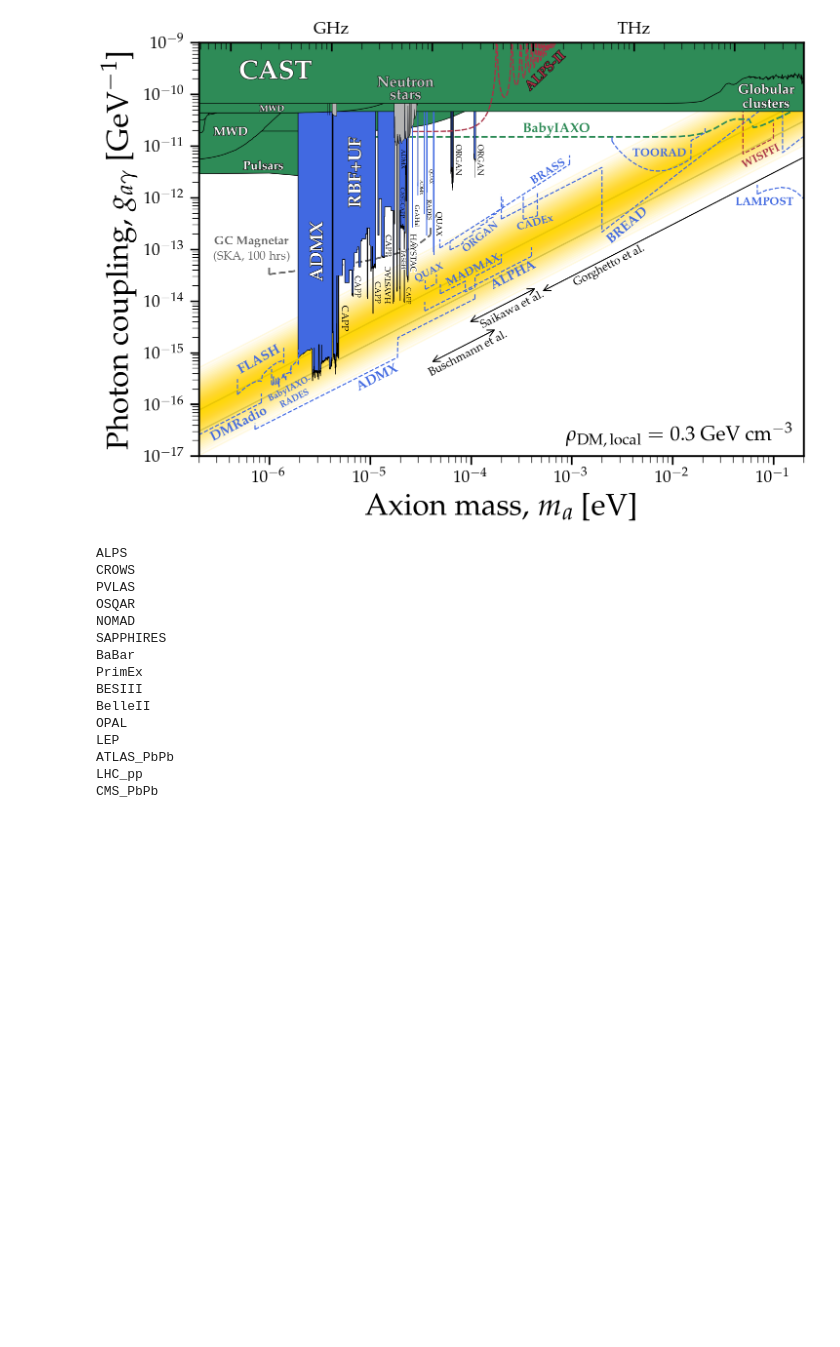
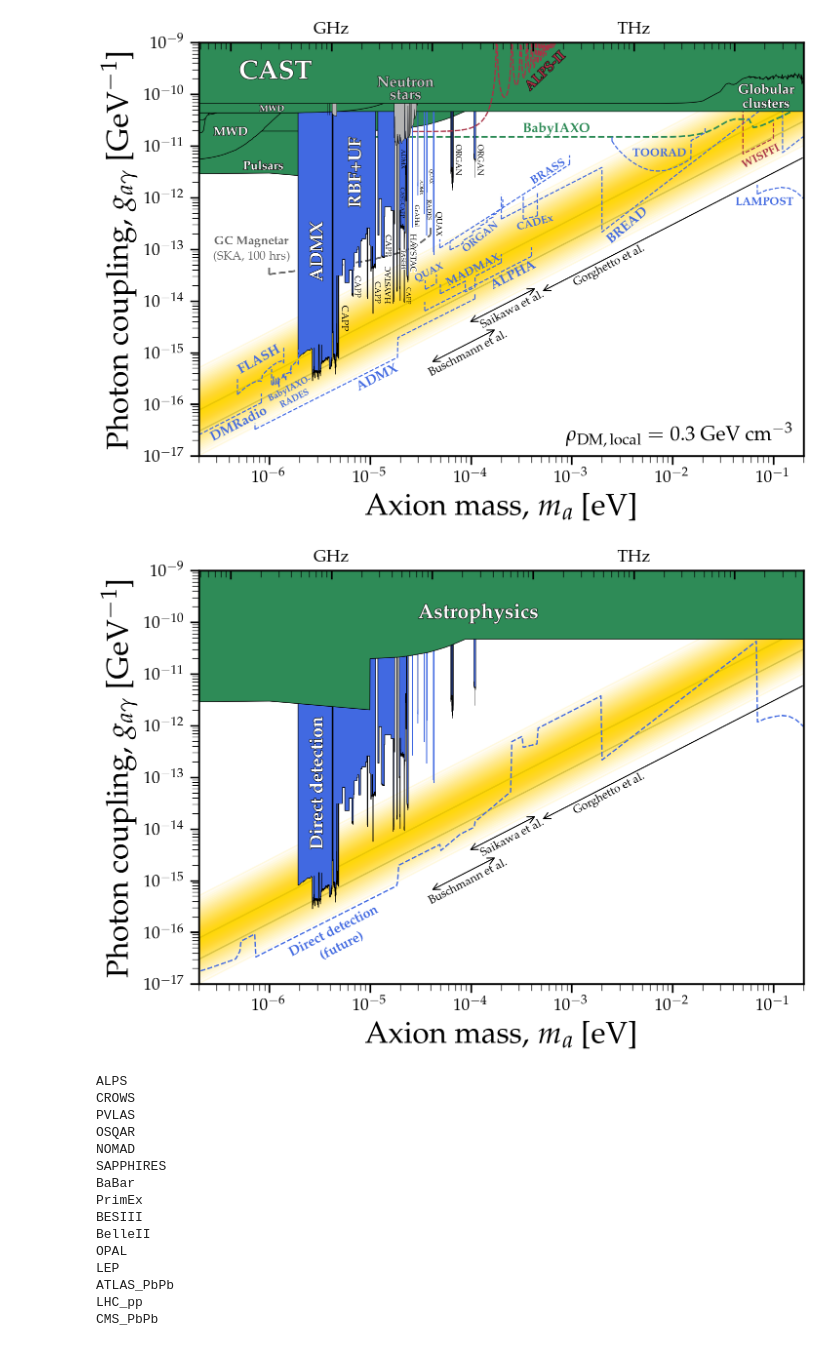
Before and after one commit to cajohare/AxionLimits, a Jupyter notebook: UltraSimplifiedPlots.ipynb, the cells around one changed output. Cells and saved outputs as stored; diff of their text form; code cells hidden in the pictures; blank space fills up the shorter version.

```diff
--- a/UltraSimplifiedPlots.ipynb
+++ b/UltraSimplifiedPlots.ipynb
@@ -446,6 +446,94 @@ plt.gcf().text(0.885,0.14,r'$\rho_{\rm DM,\,local} = 0.3$ GeV cm$^{-3}$',fontsiz
 MySaveFig(fig,'AxionPhoton_Closeup_AltColours')
 # %% [output]
 [figure]
+# %%
+lfs = 45
+fig,ax = FigSetup(Shape='Custom',xlab='Axion mass, $m_a$ [eV]',ylab='Photon coupling, $g_{a\gamma}$ [GeV$^{-1}$]',m_min=2e-7,m_max=2e-1,g_min=1e-17,g_max=1e-9,mathpazo=True,figsize=(16,11),xtick_rotation=0)
+UpperFrequencyAxis_Simple(ax,tickdir='in',tick_pad=6)
+
+
+# colors
+Astro = 'seagreen'
+AstroDM = [0.7,0.7,0.7]
+ExperimentDM = 'royalblue'
+ExperimentLab = '#a83246'
+ExperimentStellar = 'seagreen'
+Collider = '#a83246'
+
+rho_rescale = sqrt(0.45/0.3) # RESCALING BY DM DENSITY = 0.3 GeV/cc
+
+
+PlotBound(ax,"limit_data/AxionPhoton/Combined_Astro.txt",facecolor=ExperimentStellar,zorder=0.14,lw=1)
+
+PlotBound(ax,"limit_data/AxionPhoton/Haloscopes_Combined_microeV-meV.txt",facecolor=ExperimentDM,zorder=0,lw=0.9,scale_y=rho_rescale)
+PlotBound(ax,"limit_data/AxionPhoton/ADMX_Sidecar.txt",facecolor=ExperimentDM,edgecolor=ExperimentDM,zorder=0,lw=1,start_x=105,scale_y=rho_rescale)
+
+# Add a few of the skinny ones not captured in the combined limit
+lw = 1.5
+PlotBound(ax,"limit_data/AxionPhoton/ORGAN.txt",facecolor=ExperimentDM,edgecolor='k',zorder=0,lw=0.5,scale_y=rho_rescale)
+PlotBound(ax,"limit_data/AxionPhoton/ORGAN-1a.txt",facecolor=ExperimentDM,edgecolor='k',zorder=0,lw=0.5,scale_y=rho_rescale)
+PlotBound(ax,"limit_data/AxionPhoton/ORGAN-1b.txt",facecolor=ExperimentDM,edgecolor='k',zorder=0,lw=0.5,scale_y=rho_rescale)
+PlotBound(ax,"limit_data/AxionPhoton/QUAX.txt",facecolor=ExperimentDM,edgecolor=ExperimentDM,zorder=0,lw=lw,scale_y=rho_rescale)
+PlotBound(ax,"limit_data/AxionPhoton/QUAX2.txt",facecolor=ExperimentDM,edgecolor=ExperimentDM,zorder=0,lw=lw,scale_y=rho_rescale)
+PlotBound(ax,"limit_data/AxionPhoton/QUAX3.txt",facecolor=ExperimentDM,edgecolor=ExperimentDM,zorder=0,lw=lw,scale_y=rho_rescale)
+PlotBound(ax,"limit_data/AxionPhoton/GrAHal.txt",facecolor=ExperimentDM,edgecolor=ExperimentDM,zorder=0,lw=lw,scale_y=rho_rescale)
+PlotBound(ax,"limit_data/AxionPhoton/RADES.txt",facecolor=ExperimentDM,edgecolor=ExperimentDM,zorder=0,lw=lw,scale_y=rho_rescale)
+PlotBound(ax,"limit_data/AxionPhoton/RADES2.txt",facecolor=ExperimentDM,edgecolor=ExperimentDM,zorder=0,lw=lw,scale_y=rho_rescale)
+
+
+
+
+lw = 2
+col = ExperimentDM
+PlotBound(ax,"limit_data/AxionPhoton/Projections/HaloscopeProjections_Combined.txt",edgecolor=col,zorder=0,alpha=0.0,lw=lw,linestyle='--',start_x=1,end_x=-1,AddMinorEdges=True,scale_y=rho_rescale)
+
+
+
+# QCD axion hadronic band
+m = array([1e-13,1e1])
+ga = 2e-10*m
+C1 = 44/3-1.92
+C2 = abs(5/3-1.92)
+ax.plot(m,C1*ga,'-',color='gold',lw=2,alpha=0.1,zorder=-1000)
+ax.plot(m,C2*ga,'-',color='gold',lw=2,alpha=0.1,zorder=-1000)
+ax.plot(m,1.92*ga,'-',color='k',lw=2,alpha=0.3,zorder=-1000)
+ax.plot(m,0.75*ga,'-',color='k',lw=2,alpha=0.3,zorder=-1000)
+for i in linspace(1,7,50):
+    ax.fill_between(m,C1*ga/i,C2*ga*i,alpha=0.05,color='gold',zorder=-1000,lw=0)
+
+
+# PlotBound(ax,"limit_data/AxionPhoton/Projections/NeutronStars_SKA.txt",edgecolor='dimgray',zorder=-10,alpha=0.0,lw=2.7,linestyle='--',AddMinorEdges=True)
+# plt.text(0.28e-6,1.23e-13,r'\begin{center} {\bf GC Magnetar} \linebreak (SKA, 100 hrs)\end{center}',color='dimgray',fontsize=18)
+
+m1 = 95e-6
+m2 = 450e-6
+plt.annotate('', (m1, 2e-10*m1*0.2), (m2, 2e-10*m2*0.2), arrowprops={'arrowstyle':'<->','lw':1.5,'alpha':1,'color':'k'},zorder=100)
+plt.text(120e-6,3e-15,r'Saikawa et al.',fontsize=17,color='k',alpha=1,rotation=27.5)
+
+
+m1 = 40e-6
+m2 = 180e-6
+plt.annotate('', (m1, 2e-10*m1*0.08), (m2, 2e-10*m2*0.08), arrowprops={'arrowstyle':'<->','lw':1.5,'alpha':1,'color':'k'},zorder=100)
+plt.text(37e-6,3.5e-16,r'Buschmann et al.',fontsize=17,color='k',alpha=1,rotation=27.5)
+
+
+m1 = 0.5e-3
+m2 = 2e-1
+plt.annotate('', (m1, 2e-10*m1*0.15), (m2, 2e-10*m2*0.15), arrowprops={'arrowstyle':'->','lw':1.5,'alpha':1,'color':'k'},zorder=100)
+plt.text(1e-3,2e-14,r'Gorghetto et al.',fontsize=17,color='k',alpha=1,rotation=27.5)
+
+
+ax.text(3e-5,1.2e-10,r'{\bf Astrophysics}',fontsize=30,rotation=0,color='w',path_effects=line_background(1.5,'k'))
+
+ax.text(2.5e-6,0.05e-13,r'{\bf Direct detection}',fontsize=27,rotation=90,color='w',path_effects=line_background(1.5,'k'))
+
+
+ax.text(1.5e-6,3.7e-17,r'\begin{center}{\bf Direct detection \linebreak (future)}\end{center}',fontsize=20,rotation=27,color=ExperimentDM)
+
+
+MySaveFig(fig,'AxionPhoton_Closeup_AltColours_SimpleLabels')
+# %% [output]
+[figure, added]
 # %%
 files = ['ALPS','CROWS','PVLAS','OSQAR','NOMAD','SAPPHIRES','BaBar','PrimEx','BESIII','BelleII','OPAL','LEP','ATLAS_PbPb','LHC_pp','CMS_PbPb']
 
```
Also changed, not shown: parts of 2 cells of this notebook, 10 other files.
